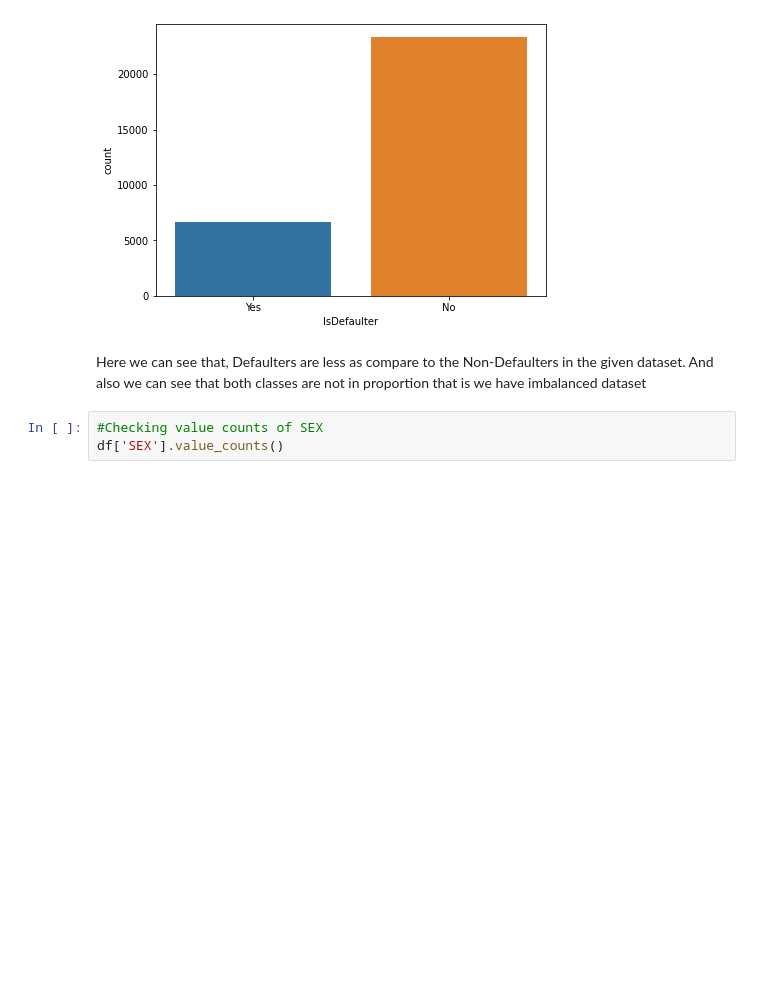
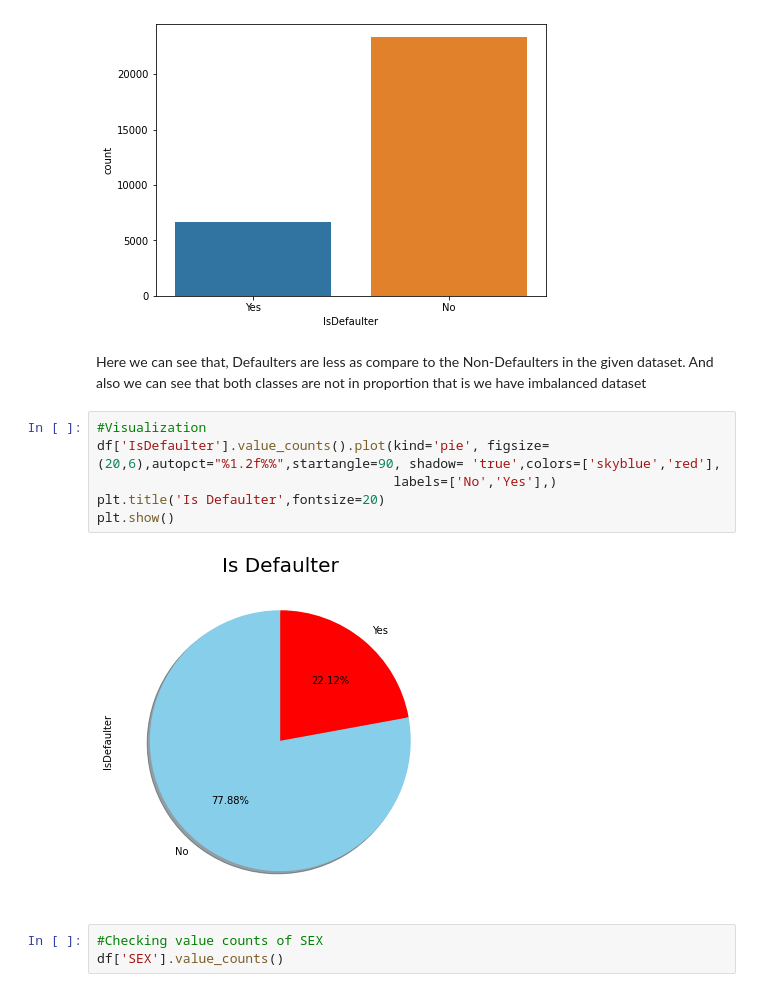
Before and after one commit to Roy-Subhankar/Credit-Card-Default-Prediction, a Jupyter notebook: Subhankar_Roy_Credit_Card_Default_Prediction.ipynb, the cells around one changed output. Drawn from its saved outputs; the diff is of its cells as text; blank space fills up the shorter version.

```diff
--- a/Subhankar_Roy_Credit_Card_Default_Prediction.ipynb
+++ b/Subhankar_Roy_Credit_Card_Default_Prediction.ipynb
@@ -209,6 +223,14 @@ plt.show()
 [figure]
 # %% [markdown]
 Here we can see that, Defaulters are less as compare to the Non-Defaulters in the given dataset. And also we can see that both classes are not in proportion that is we have imbalanced dataset
+# %%
+#Visualization
+df['IsDefaulter'].value_counts().plot(kind='pie', figsize=(20,6),autopct="%1.2f%%",startangle=90, shadow= 'true',colors=['skyblue','red'],
+                                      labels=['No','Yes'],)
+plt.title('Is Defaulter',fontsize=20)
+plt.show()
+# %% [output]
+[figure, added]
 # %%
 #Checking value counts of SEX
 df['SEX'].value_counts()
```
Also changed, not shown: parts of 24 cells of this notebook.
